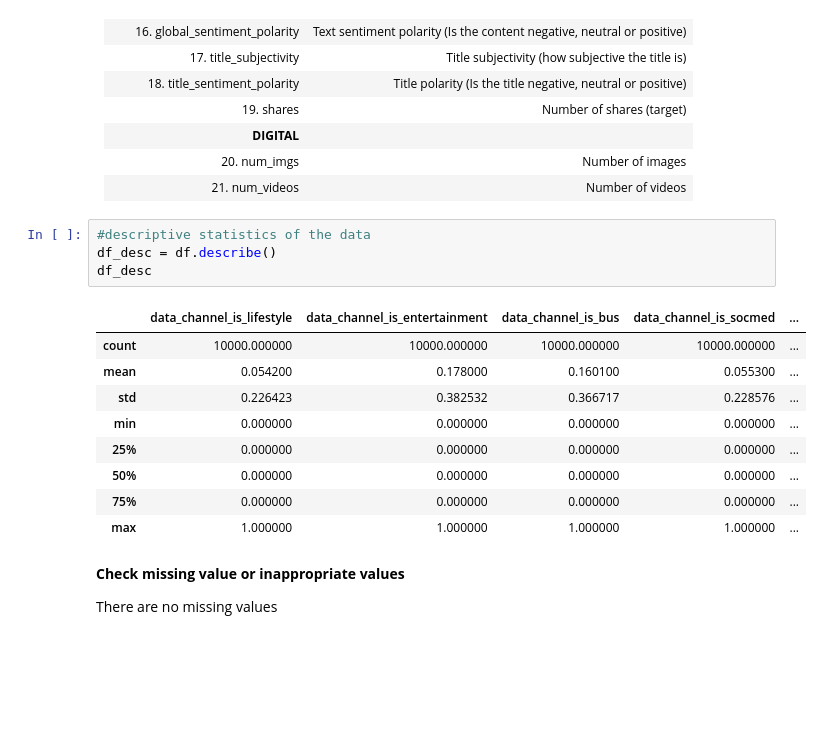
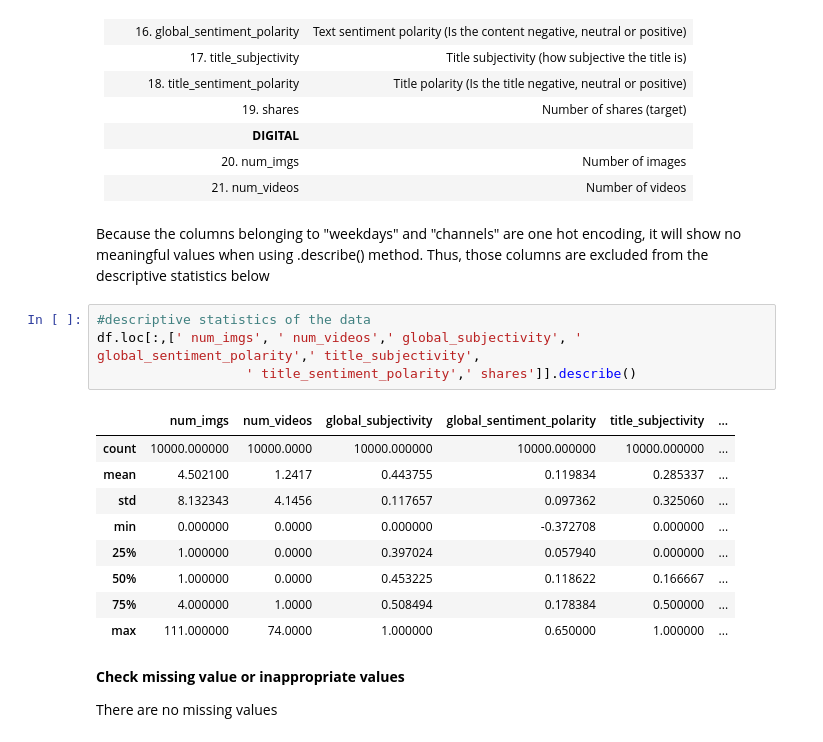
Before and after one commit to Hoaduong1990/Group2_pandas, a Jupyter notebook: online_news_popularity/online_news_popularity.ipynb, the cells around one changed output. Drawn from its saved outputs; the diff is of its cells as text; blank space fills up the shorter version.

```diff
--- a/online_news_popularity/online_news_popularity.ipynb
+++ b/online_news_popularity/online_news_popularity.ipynb
@@ -157,20 +157,22 @@ Index([' data_channel_is_lifestyle', ' data_channel_is_entertainment',
 |**DIGITAL**|
 |20. num_imgs | Number of images|
 |21. num_videos | Number of videos|
+# %% [markdown]
+Because the columns belonging to "weekdays" and "channels" are one hot encoding, it will show no meaningful values when using .describe() method. Thus, those columns are excluded from the descriptive statistics below
 # %%
 #descriptive statistics of the data
-df_desc = df.describe()
-df_desc
+df.loc[:,[' num_imgs', ' num_videos',' global_subjectivity', ' global_sentiment_polarity',' title_subjectivity',
+                   ' title_sentiment_polarity',' shares']].describe()
 # %% [output]
-|  | data_channel_is_lifestyle | data_channel_is_entertainment | data_channel_is_bus | data_channel_is_socmed | ... |
-| count | 10000.000000 | 10000.000000 | 10000.000000 | 10000.000000 | ... |
-| mean | 0.054200 | 0.178000 | 0.160100 | 0.055300 | ... |
-| std | 0.226423 | 0.382532 | 0.366717 | 0.228576 | ... |
-| min | 0.000000 | 0.000000 | 0.000000 | 0.000000 | ... |
-| 25% | 0.000000 | 0.000000 | 0.000000 | 0.000000 | ... |
-| 50% | 0.000000 | 0.000000 | 0.000000 | 0.000000 | ... |
-| 75% | 0.000000 | 0.000000 | 0.000000 | 0.000000 | ... |
-| max | 1.000000 | 1.000000 | 1.000000 | 1.000000 | ... |
+|  | num_imgs | num_videos | global_subjectivity | global_sentiment_polarity | title_subjectivity | ... |
+| count | 10000.000000 | 10000.0000 | 10000.000000 | 10000.000000 | 10000.000000 | ... |
+| mean | 4.502100 | 1.2417 | 0.443755 | 0.119834 | 0.285337 | ... |
+| std | 8.132343 | 4.1456 | 0.117657 | 0.097362 | 0.325060 | ... |
+| min | 0.000000 | 0.0000 | 0.000000 | -0.372708 | 0.000000 | ... |
+| 25% | 1.000000 | 0.0000 | 0.397024 | 0.057940 | 0.000000 | ... |
+| 50% | 1.000000 | 0.0000 | 0.453225 | 0.118622 | 0.166667 | ... |
+| 75% | 4.000000 | 1.0000 | 0.508494 | 0.178384 | 0.500000 | ... |
+| max | 111.000000 | 74.0000 | 1.000000 | 0.650000 | 1.000000 | ... |
 # %% [markdown]
 **Check missing value or inappropriate values**
 
```
Also changed, not shown: parts of 40 cells of this notebook.
